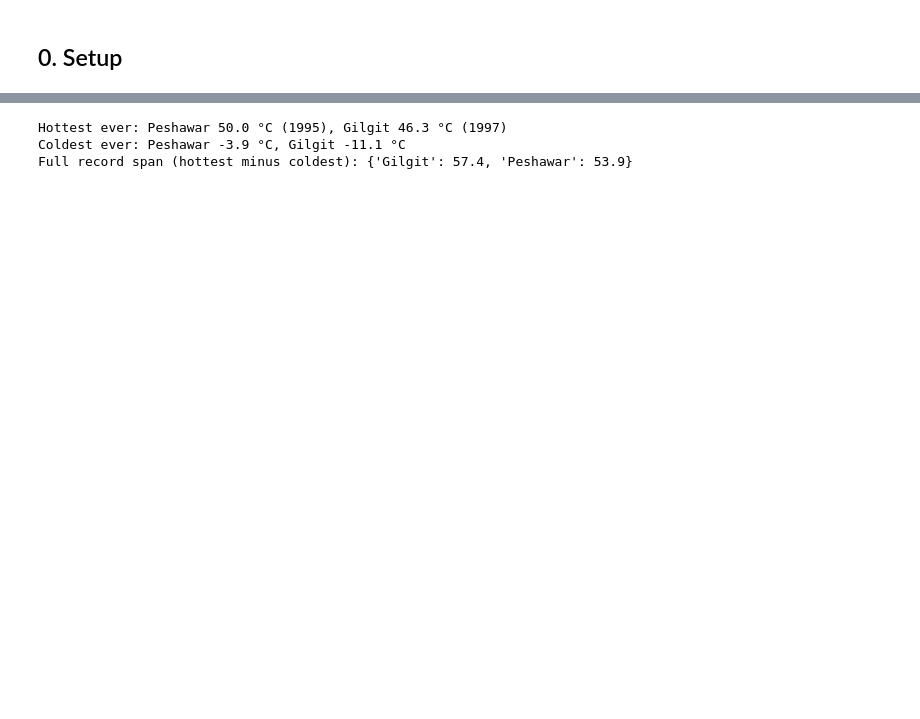
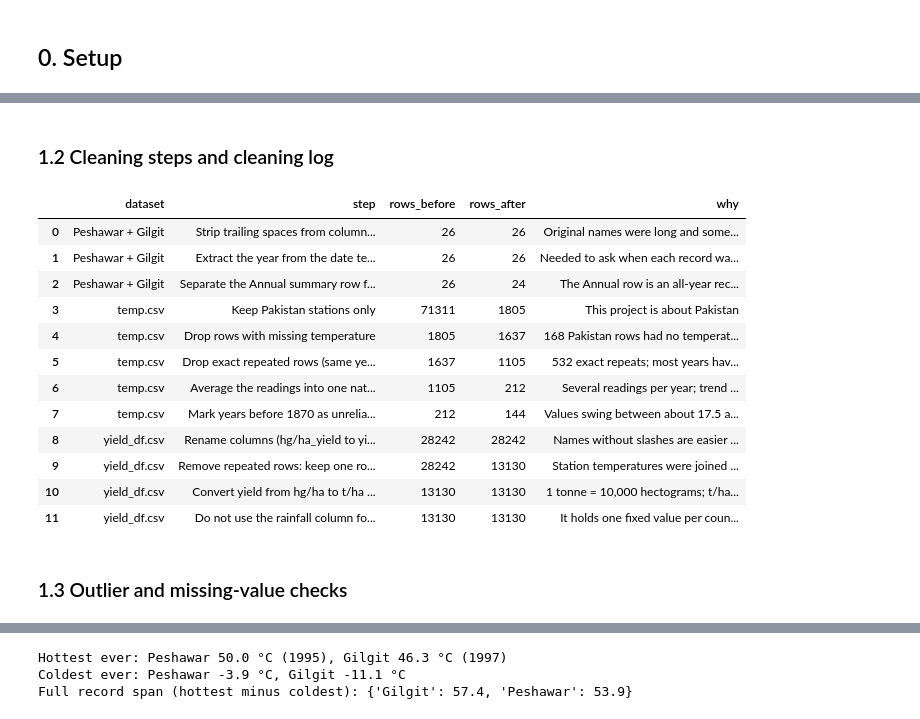
Before and after one commit to Sumbal-Fatima/Pakistan-Climate-Agriculture-EDA, a Jupyter notebook: notebooks/01_eda_climate_agriculture_pakistan.ipynb, the cells around one changed output, grey strips where cells are left out. Drawn from its saved outputs; the diff is of its cells as text; code cells hidden in the pictures; blank space fills up the shorter version.

```diff
--- a/notebooks/01_eda_climate_agriculture_pakistan.ipynb
+++ b/notebooks/01_eda_climate_agriculture_pakistan.ipynb
@@ -35,0 +41,5 @@ def save(name): plt.savefig(FIG+name, dpi=160); plt.show()
+# %%
+raw = {'Peshawar record table': pd.read_csv('../data/peshawar.csv'), 'Gilgit record table': pd.read_csv('../data/gilgit.csv'),
+       'Temperature by station (temp.csv)': pd.read_csv('../data/temp.csv'), 'Crop yield (yield_df.csv)': pd.read_csv('../data/yield_df.csv', index_col=0)}
+ov = pd.DataFrame({name: {'rows': len(df), 'columns': df.shape[1], 'missing cells': int(df.isna().sum().sum()), 'exact duplicate rows': int(df.duplicated().sum())} for name, df in raw.items()}).T
+ov
@@ -35,0 +86,57 @@ def save(name): plt.savefig(FIG+name, dpi=160); plt.show()
+# %% [markdown]
+### 1.2 Cleaning steps and cleaning log
+# %%
+log = []
+def step(dataset, action, before, after, why): log.append(dict(dataset=dataset, step=action, rows_before=int(before), rows_after=int(after), why=why))
+
+# --- climate record tables (Peshawar, Gilgit) ---
+def clean_climate(df, city):
+    d = df.copy(); d.columns = [c.strip() for c in d.columns]
+    d = d.rename(columns={'Highest Maximum Temperature in Celsius':'record_max_c','Lowest Minimum Temperature in Celsius':'record_min_c',
+        'Monthly Heaviest Rainfall in mm':'record_rain_mm','Maximum Temperature date':'max_date','Minimum Temperature date':'min_date','Heaviest Rainfall date':'rain_year'})
+    d['max_year'] = d.max_date.str.split('-').str[-1].astype(int); d['min_year'] = d.min_date.str.split('-').str[-1].astype(int)
+    d['rain_year'] = pd.to_numeric(d.rain_year, errors='coerce'); d['city'] = city
+    d['month'] = pd.Categorical(d.Month, ['January','February','March','April','May','June','July','August','September','October','November','December','Annual'], ordered=True)
+    return d
+n_raw = len(raw['Peshawar record table']) + len(raw['Gilgit record table'])
+cl_all = pd.concat([clean_climate(raw['Peshawar record table'], 'Peshawar'), clean_climate(raw['Gilgit record table'], 'Gilgit')], ignore_index=True)
+step('Peshawar + Gilgit', 'Strip trailing spaces from column names and rename them (e.g. record_max_c)', n_raw, len(cl_all), 'Original names were long and some had trailing spaces')
+step('Peshawar + Gilgit', 'Extract the year from the date text (30-2007 becomes 2007) and add a city column', n_raw, len(cl_all), 'Needed to ask when each record was set')
+annual = cl_all[cl_all.Month=='Annual'].copy(); cl = cl_all[cl_all.Month!='Annual'].reset_index(drop=True); cl['month'] = cl.month.cat.remove_unused_categories()
+step('Peshawar + Gilgit', 'Separate the Annual summary row from the 12 monthly rows', len(cl_all), len(cl), 'The Annual row is an all-year record, not a month, so it is analysed separately')
+
+# --- temperature by station (temp.csv) ---
+t = raw['Temperature by station (temp.csv)']
+pk_all = t[t.country=='Pakistan']; step('temp.csv', 'Keep Pakistan stations only', len(t), len(pk_all), 'This project is about Pakistan')
+pk = pk_all.dropna(subset=['avg_temp']); step('temp.csv', 'Drop rows with missing temperature', len(pk_all), len(pk), f'{len(pk_all)-len(pk)} Pakistan rows had no temperature value')
+pk_u = pk.drop_duplicates(); step('temp.csv', 'Drop exact repeated rows (same year and same temperature)', len(pk), len(pk_u), f'{len(pk)-len(pk_u)} exact repeats; most years have up to 9 rows but only up to 6 distinct values, and repeats would count some readings twice')
+pk_y = pk_u.groupby('year').agg(temp=('avg_temp','mean'), n_obs=('avg_temp','size')).reset_index()
+step('temp.csv', 'Average the readings into one national value per year', len(pk_u), len(pk_y), 'Several readings per year; trend tests need one value per year')
+step('temp.csv', 'Mark years before 1870 as unreliable (kept in the full-record chart, excluded from every trend test)', len(pk_y), (pk_y.year>=1870).sum(), 'Values swing between about 17.5 and 27.5 degrees C, which is not plausible for a national mean')
+
+# --- crop yield (yield_df.csv) ---
+y = raw['Crop yield (yield_df.csv)'].rename(columns={'hg/ha_yield':'yield_hgha','average_rain_fall_mm_per_year':'rain_mm','pesticides_tonnes':'pesticides_t'})
+step('yield_df.csv', 'Rename columns (hg/ha_yield to yield_hgha, and so on)', len(y), len(y), 'Names without slashes are easier to use in code')
+yc = (y.groupby(['Area','Item','Year'], as_index=False).agg(yield_hgha=('yield_hgha','first'), pesticides_t=('pesticides_t','first'), avg_temp=('avg_temp','mean'), rain_mm=('rain_mm','first')))
+step('yield_df.csv', 'Remove repeated rows: keep one row per country, crop and year (temperature averaged)', len(y), len(yc), 'Station temperatures were joined and copied across each crop-year, repeating rows')
+yc['yield_t_ha'] = yc.yield_hgha/10000
+step('yield_df.csv', 'Convert yield from hg/ha to t/ha (divide by 10,000)', len(yc), len(yc), '1 tonne = 10,000 hectograms; t/ha is easier to read')
+const = int((y.groupby('Area').rain_mm.nunique()==1).sum())
+step('yield_df.csv', 'Do not use the rainfall column for analysis', len(yc), len(yc), f'It holds one fixed value per country: {const} of {y.Area.nunique()} countries show no year-to-year change')
+pd.DataFrame(log)
+# %% [output]
+|  | dataset | step | rows_before | rows_after | why |
+| 0 | Peshawar + Gilgit | Strip trailing spaces from column... | 26 | 26 | Original names were long and some... |
+| 1 | Peshawar + Gilgit | Extract the year from the date te... | 26 | 26 | Needed to ask when each record wa... |
+| 2 | Peshawar + Gilgit | Separate the Annual summary row f... | 26 | 24 | The Annual row is an all-year rec... |
+| 3 | temp.csv | Keep Pakistan stations only | 71311 | 1805 | This project is about Pakistan |
+| 4 | temp.csv | Drop rows with missing temperature | 1805 | 1637 | 168 Pakistan rows had no temperat... |
+| 5 | temp.csv | Drop exact repeated rows (same ye... | 1637 | 1105 | 532 exact repeats; most years hav... |
+| 6 | temp.csv | Average the readings into one nat... | 1105 | 212 | Several readings per year; trend ... |
+| 7 | temp.csv | Mark years before 1870 as unrelia... | 212 | 144 | Values swing between about 17.5 a... |
+| 8 | yield_df.csv | Rename columns (hg/ha_yield to yi... | 28242 | 28242 | Names without slashes are easier ... |
+| 9 | yield_df.csv | Remove repeated rows: keep one ro... | 28242 | 13130 | Station temperatures were joined ... |
+| 10 | yield_df.csv | Convert yield from hg/ha to t/ha ... | 13130 | 13130 | 1 tonne = 10,000 hectograms; t/ha... |
+| 11 | yield_df.csv | Do not use the rainfall column fo... | 13130 | 13130 | It holds one fixed value per coun... |
+# %% [markdown]
+### 1.3 Outlier and missing-value checks
```
Also changed, not shown: parts of 26 cells of this notebook.
